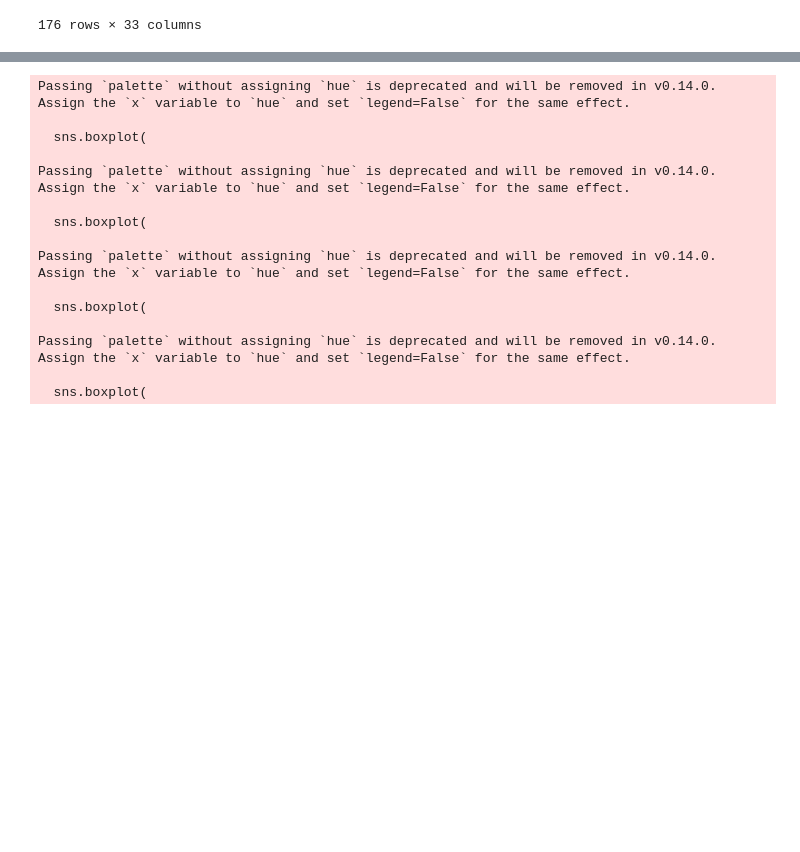
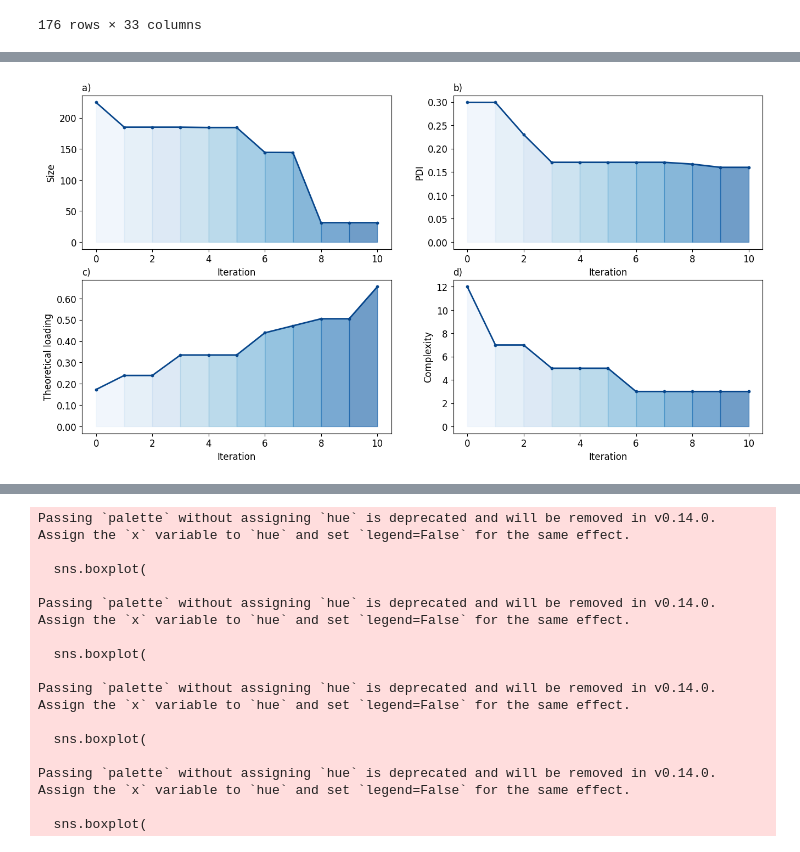
Before and after one commit to ZeqingBao/SDL5_Nano, a Jupyter notebook: 1st_round_screening/1st_data_analysis.ipynb, the cells around one changed output, grey strips where cells are left out. Drawn from its saved outputs; the diff is of its cells as text; code cells hidden in the pictures; blank space fills up the shorter version.

```diff
--- a/1st_round_screening/1st_data_analysis.ipynb
+++ b/1st_round_screening/1st_data_analysis.ipynb
@@ -220,0 +274,23 @@ Passing `palette` without assigning `hue` is deprecated and will be removed in v
+# %%
+fig = plt.figure(figsize=(16, 8))
+grid = plt.GridSpec(2, 2, wspace=0.2, hspace=0.2)
+
+data_to_plot = data_1.copy()
+
+ax1 = fig.add_subplot(grid[0, 0])
+traceplot(data_to_plot, 'Size', ax1, 'a)', minimize=True)
+
+ax2 = fig.add_subplot(grid[0, 1])
+traceplot(data_to_plot, 'PDI', ax2, 'b)', minimize=True)
+
+ax3 = fig.add_subplot(grid[1, 0])
+traceplot(data_to_plot, 'Theoretical loading', ax3, 'c)', minimize=False)  # maximize here
+
+ax4 = fig.add_subplot(grid[1, 1])
+traceplot(data_to_plot, 'Complexity', ax4, 'd)', minimize=True)
+
+fig.patch.set(facecolor='none')
+fig.savefig('Traceplot.png', dpi=600, transparent=True)
+plt.show()
+# %% [output]
+[figure, added]
```
Also changed, not shown: parts of 3 cells of this notebook, 1 other file.
